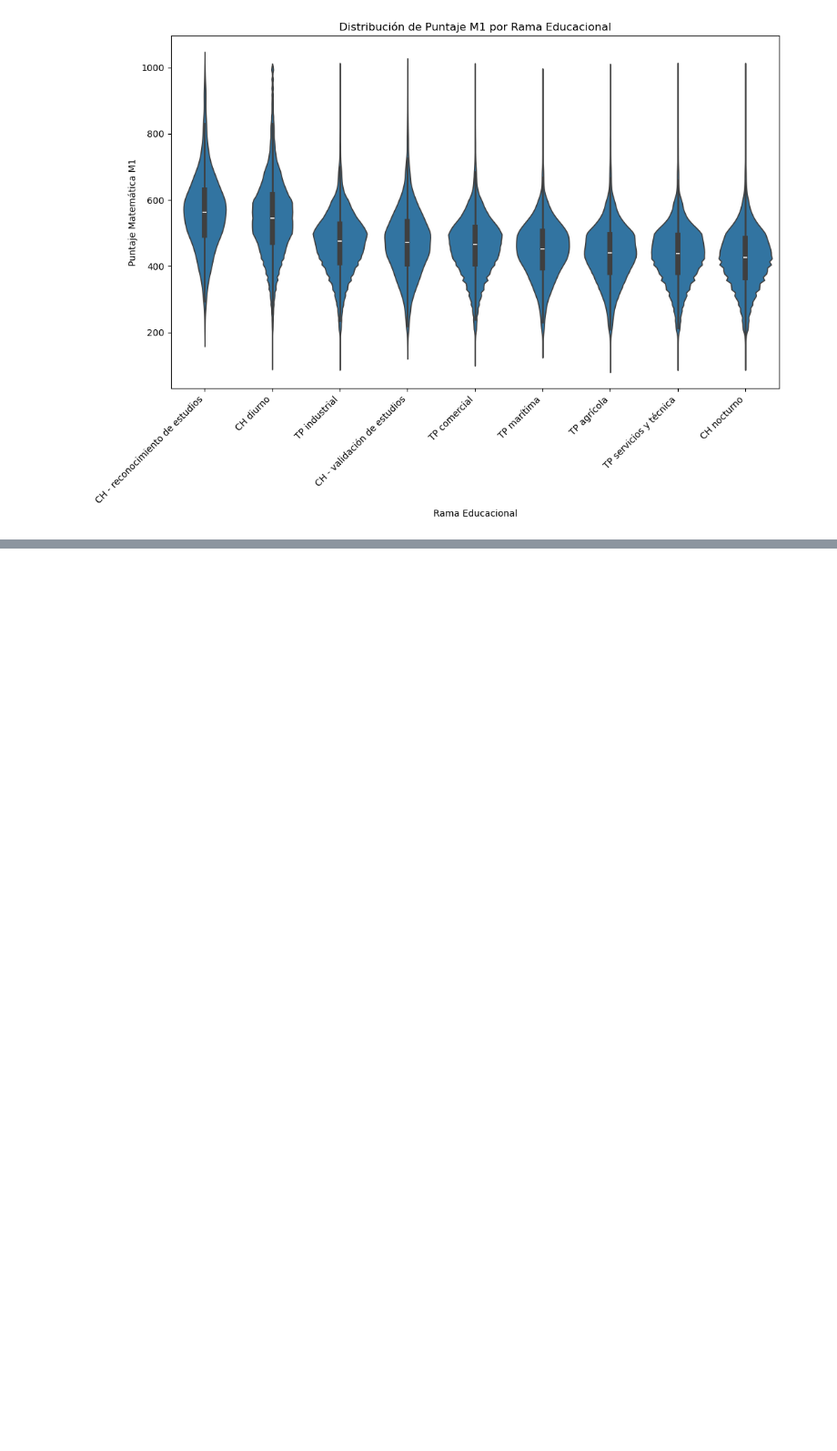
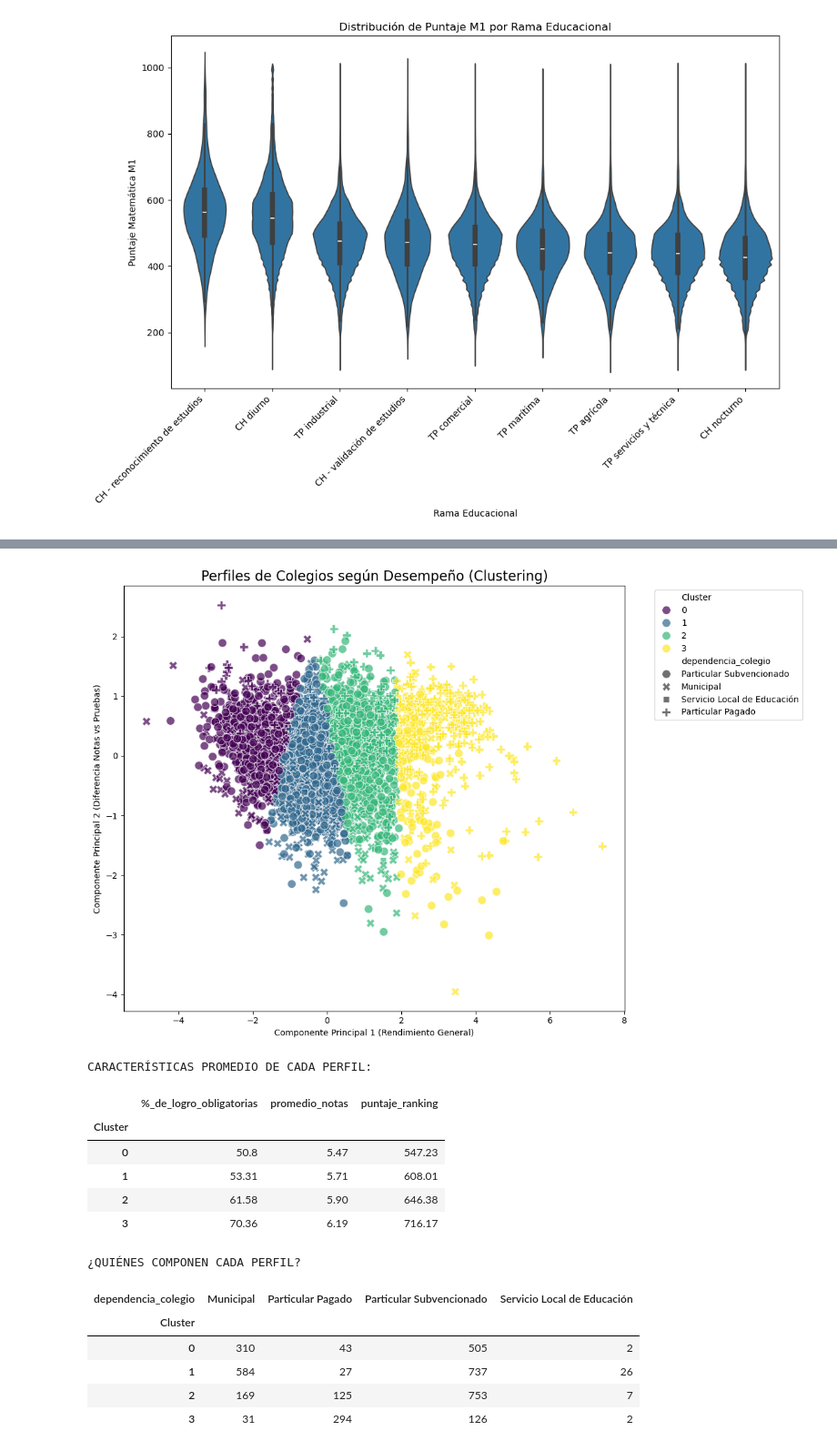
Before and after one commit to BenjaCidR/Proyecto-DEMRE, a Jupyter notebook: notebooks/SetPreguntas_3.ipynb, the cells around one changed output, grey strips where cells are left out. Shown at 91% size. Drawn from its saved outputs; the diff is of its cells as text; code cells hidden in the pictures; blank space fills up the shorter version.

```diff
--- a/notebooks/SetPreguntas_3.ipynb
+++ b/notebooks/SetPreguntas_3.ipynb
@@ -314,0 +517,76 @@ plt.show()
+# %%
+from sklearn.preprocessing import StandardScaler
+from sklearn.cluster import KMeans
+from sklearn.decomposition import PCA
+
+#selecciono las columna a estudiar vía Clustering para descubrir grupos de colegios
+perfil_colegios = df_final.groupby('id_colegio_rbd').agg({
+    '%_de_logro_obligatorias': 'mean',  # Tu métrica normalizada
+    'promedio_notas': 'mean',
+    'puntaje_ranking': 'mean',
+    # Moda de la dependencia (por si cambió en los años, tomamos la más frecuente)
+    'dependencia_colegio': lambda x: x.mode()[0] if not x.mode().empty else 'Sin Info'
+}).dropna()
+
+# Seleccionamos solo las columnas numéricas para el clustering
+features = ['%_de_logro_obligatorias', 'promedio_notas', 'puntaje_ranking']
+X = perfil_colegios[features]
+
+# estandarizar las medidas para no mal interpretar numeros de valores absolutos tan distintos (puntajes 100-1000, notas 1.0 - 7.0)
+scaler = StandardScaler()
+X_scaled = scaler.fit_transform(X)
+
+# CLUSTERING
+# con 4 clusters, buscamos 4 grupos diferentes y dentro de 10 métodos (n_init=10) nos quedamos con el mejor método
+kmeans = KMeans(n_clusters=4, random_state=42, n_init=10)
+perfil_colegios['Cluster'] = kmeans.fit_predict(X_scaled)
+
+# forzaos que el clustere=0 sea el de menor rendimiento y el 3ro el de mayor, con esto genero un orden visual en el gráfico
+order = perfil_colegios.groupby('Cluster')['%_de_logro_obligatorias'].mean().sort_values().index
+mapping = {old: new for new, old in enumerate(order)}
+perfil_colegios['Cluster'] = perfil_colegios['Cluster'].map(mapping)
+
+#hacemos el grafico en 2D
+pca = PCA(n_components=2)
+coords = pca.fit_transform(X_scaled)
+perfil_colegios['PC1'] = coords[:, 0]
+perfil_colegios['PC2'] = coords[:, 1]
+
+plt.figure(figsize=(12, 8))
+sns.scatterplot(
+    data=perfil_colegios,
+    x='PC1', y='PC2',
+    hue='Cluster',
+    style='dependencia_colegio', # Forma del punto = Dependencia real
+    palette='viridis', s=100, alpha=0.7
+)
+plt.title('Perfiles de Colegios según Desempeño (Clustering)', fontsize=16)
+plt.xlabel('Componente Principal 1 (Rendimiento General)')
+plt.ylabel('Componente Principal 2 (Diferencia Notas vs Pruebas)')
+plt.legend(bbox_to_anchor=(1.05, 1), loc='upper left')
+plt.tight_layout()
+plt.show()
+
+#informacon relevante de los perfiles
+print("CARACTERÍSTICAS PROMEDIO DE CADA PERFIL:")
+display(perfil_colegios.groupby('Cluster')[features].mean().round(2))
+
+print("\n¿QUIÉNES COMPONEN CADA PERFIL?")
+# Tabla cruzada: Cluster vs Dependencia Real
+display(pd.crosstab(perfil_colegios['Cluster'], perfil_colegios['dependencia_colegio']))
+# %% [output]
+[figure, added]
+CARACTERÍSTICAS PROMEDIO DE CADA PERFIL:
+|  | %_de_logro_obligatorias | promedio_notas | puntaje_ranking |
+| Cluster |  |  |  |
+| 0 | 50.8 | 5.47 | 547.23 |
+| 1 | 53.31 | 5.71 | 608.01 |
+| 2 | 61.58 | 5.90 | 646.38 |
+| 3 | 70.36 | 6.19 | 716.17 |
+¿QUIÉNES COMPONEN CADA PERFIL?
+| dependencia_colegio | Municipal | Particular Pagado | Particular Subvencionado | Servicio Local de Educación |
+| Cluster |  |  |  |  |
+| 0 | 310 | 43 | 505 | 2 |
+| 1 | 584 | 27 | 737 | 26 |
+| 2 | 169 | 125 | 753 | 7 |
+| 3 | 31 | 294 | 126 | 2 |
```
Also changed, not shown: parts of 12 cells of this notebook, 1 other file.
